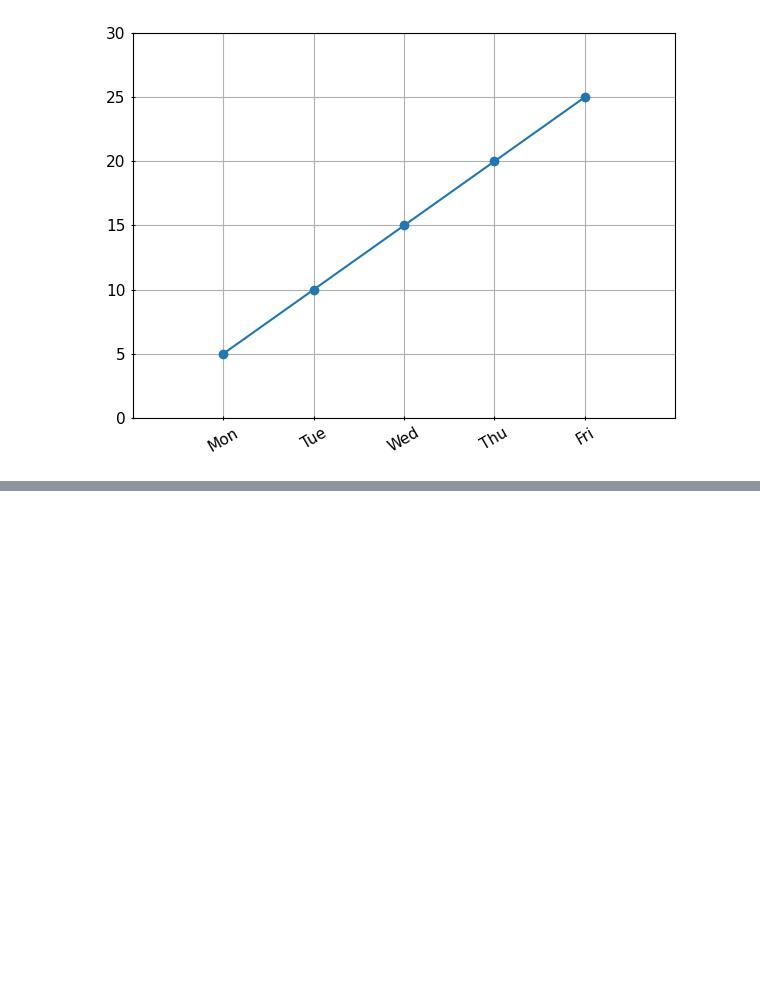
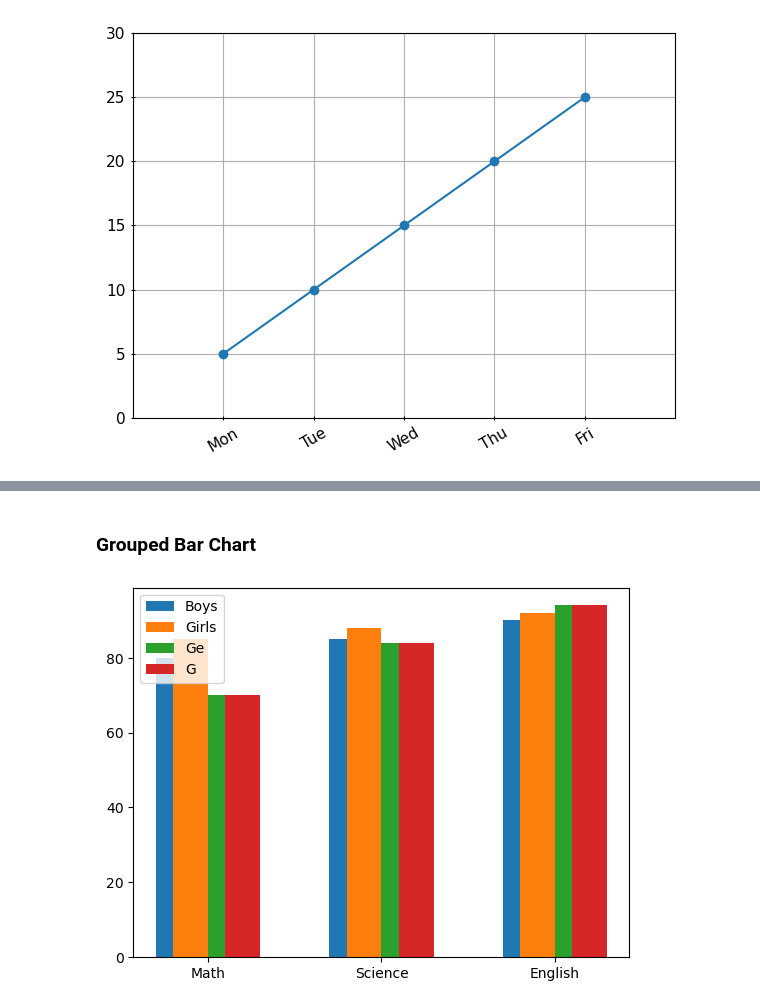
Before and after one commit to DhruvBihani3478/data-science-learning, a Jupyter notebook: Data-Analytics/matplotlibassignments.ipynb, the cells around one changed output, grey strips where cells are left out. Cells and saved outputs as stored; diff of their text form; code cells hidden in the pictures; blank space fills up the shorter version.

```diff
--- a/Data-Analytics/matplotlibassignments.ipynb
+++ b/Data-Analytics/matplotlibassignments.ipynb
@@ -150,0 +179,51 @@ plt.show()
+# %% [markdown]
+### Grouped Bar Chart
+# %%
+import numpy as np
+import matplotlib.pyplot as plt
+
+subjects = ["Math", "Science", "English"]
+
+boys = [80, 85, 90]
+girls = [85, 88, 92]
+ge=[70,84,94]
+g=[70,84,94]
+
+x = np.arange(len(subjects))
+
+width = 0.2
+
+plt.bar(
+    x - width,
+    boys,
+    width,
+    label="Boys"
+)
+
+plt.bar(
+    x-width/2,
+    girls,
+    width,
+    label="Girls"
+)
+
+plt.bar(
+    x + width/2,
+    ge,
+    width,
+    label="Ge"
+)
+plt.bar(
+    x + width,
+    g,
+    width,
+    label="G"
+)
+
+plt.xticks(x, subjects)
+
+plt.legend()
+
+plt.show()
+# %% [output]
+[figure, added]
```
Also changed, not shown: parts of 4 cells of this notebook.
